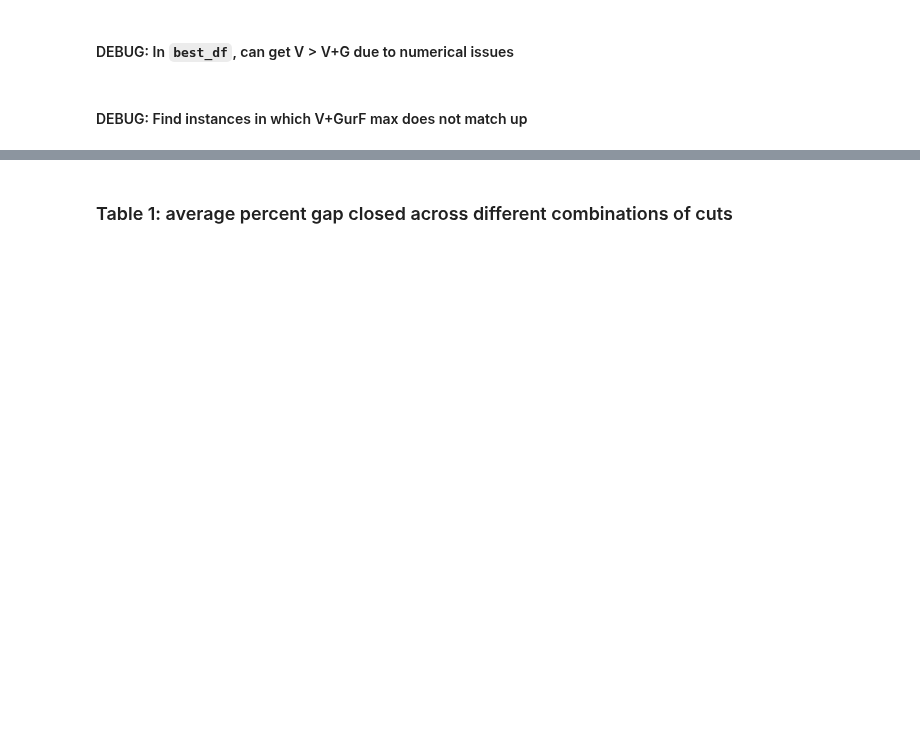
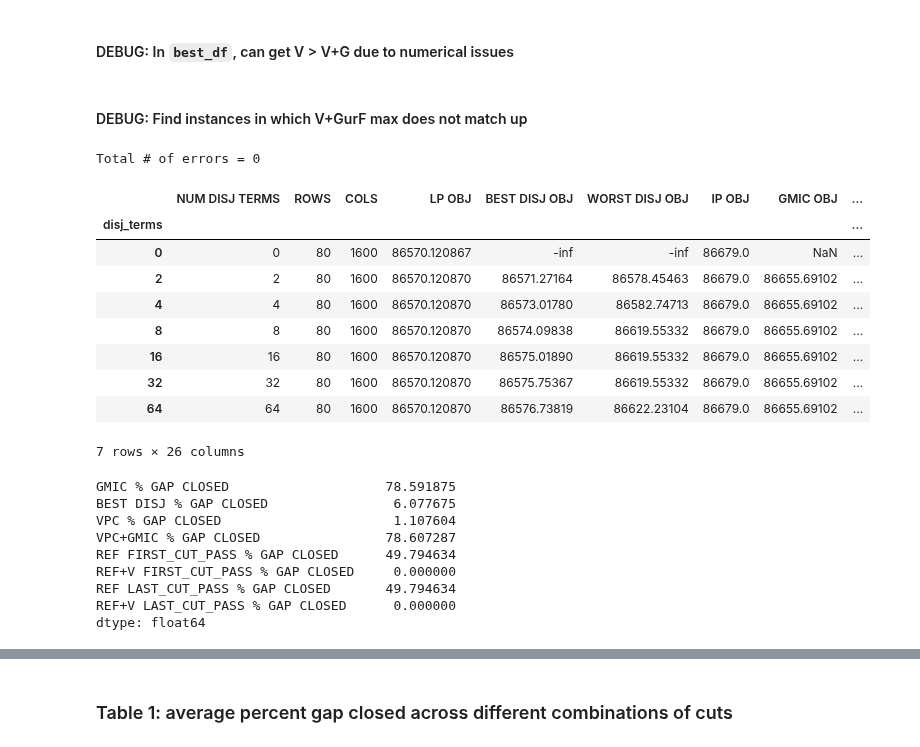
Before and after one commit to akazachk/vpc, a Jupyter notebook: plots/plots.ipynb, the cells around one changed output, grey strips where cells are left out. Saved outputs shown, nothing was run; the diff lists cells and outputs as text; code cells hidden in the pictures; blank space fills up the shorter version.

```diff
--- a/plots/plots.ipynb
+++ b/plots/plots.ipynb
@@ -690,32 +722,59 @@ df.loc['neos-1058477_presolved'] #.to_csv("neos-1058477_presolved_data.csv")
 
 col = 'V+GurF'
 origcol = map_short_to_cols[col]
+num_errors = 0
 for inst in best_df.index:
     val1 = best_df.loc[inst,col]
     val2 = selected_gap_df.loc[(inst,0),origcol]
     if abs(val1-val2) > EPS:
         print("{} has best_df = {:f} and selected_gap_df = {:f} for col {}".format(inst,val1,val2,col))
+        num_errors += 1
+
+print("Total # of errors =", num_errors, flush=True)
+# %% [output]
+Total # of errors = 0
 # %%
-gap_cols = [
-    'GMIC % GAP CLOSED',
-    'BEST DISJ % GAP CLOSED',
-    'VPC % GAP CLOSED',
-    'VPC+GMIC % GAP CLOSED',
-    'REF FIRST_CUT_PASS % GAP CLOSED',
-    'REF+V FIRST_CUT_PASS % GAP CLOSED',
-    'REF LAST_CUT_PASS % GAP CLOSED',
-    'REF+V LAST_CUT_PASS % GAP CLOSED',
-]
-col_num_vpcs = 'NUM VPC'
+# ## DEBUG
+# gap_cols = [
+#     'GMIC % GAP CLOSED',
+#     'BEST DISJ % GAP CLOSED',
+#     'VPC % GAP CLOSED',
+#     'VPC+GMIC % GAP CLOSED',
+#     'REF FIRST_CUT_PASS % GAP CLOSED',
+#     'REF+V FIRST_CUT_PASS % GAP CLOSED',
+#     'REF LAST_CUT_PASS % GAP CLOSED',
+#     'REF+V LAST_CUT_PASS % GAP CLOSED',
+# ]
+# col_num_vpcs = 'NUM VPC'
 
-inst = 'f2gap801600_presolved'
-tmp_selected_gap_df = gap_df.loc[selected_instances_dict.keys()]
-curr_df = tmp_selected_gap_df.loc[inst].copy() # copy needed to not throw SettingWithCopyWarning
+# inst = 'f2gap801600_presolved'
+# tmp_selected_gap_df = gap_df.loc[selected_instances_dict.keys()]
+# curr_df = tmp_selected_gap_df.loc[inst].copy() # copy needed to not throw SettingWithCopyWarning
 
-# Set 0-row to have max values across all rows for this instance
-max_vals = curr_df[gap_cols].max()
-# selected_gap_df.loc[(inst,0),gap_cols] = max_vals
+# # Set 0-row to have max values across all rows for this instance
+# max_vals = curr_df[gap_cols].max()
+# # selected_gap_df.loc[(inst,0),gap_cols] = max_vals
 
-display(tmp_selected_gap_df.loc[inst])
-display(max_vals)
+# display(tmp_selected_gap_df.loc[inst])
+# display(max_vals)
+# %% [output]
+|  | NUM DISJ TERMS | ROWS | COLS | LP OBJ | BEST DISJ OBJ | WORST DISJ OBJ | IP OBJ | GMIC OBJ | ... |
+| disj_terms |  |  |  |  |  |  |  |  | ... |
+| 0 | 0 | 80 | 1600 | 86570.120867 | -inf | -inf | 86679.0 | NaN | ... |
+| 2 | 2 | 80 | 1600 | 86570.120870 | 86571.27164 | 86578.45463 | 86679.0 | 86655.69102 | ... |
+| 4 | 4 | 80 | 1600 | 86570.120870 | 86573.01780 | 86582.74713 | 86679.0 | 86655.69102 | ... |
+| 8 | 8 | 80 | 1600 | 86570.120870 | 86574.09838 | 86619.55332 | 86679.0 | 86655.69102 | ... |
+| 16 | 16 | 80 | 1600 | 86570.120870 | 86575.01890 | 86619.55332 | 86679.0 | 86655.69102 | ... |
+| 32 | 32 | 80 | 1600 | 86570.120870 | 86575.75367 | 86619.55332 | 86679.0 | 86655.69102 | ... |
+| 64 | 64 | 80 | 1600 | 86570.120870 | 86576.73819 | 86622.23104 | 86679.0 | 86655.69102 | ... |
+7 rows × 26 columns
+GMIC % GAP CLOSED                    78.591875
+BEST DISJ % GAP CLOSED                6.077675
+VPC % GAP CLOSED                      1.107604
+VPC+GMIC % GAP CLOSED                78.607287
+REF FIRST_CUT_PASS % GAP CLOSED      49.794634
+REF+V FIRST_CUT_PASS % GAP CLOSED     0.000000
+REF LAST_CUT_PASS % GAP CLOSED       49.794634
+REF+V LAST_CUT_PASS % GAP CLOSED      0.000000
+dtype: float64
 # %%
```
Also changed, not shown: parts of 5 cells of this notebook.
